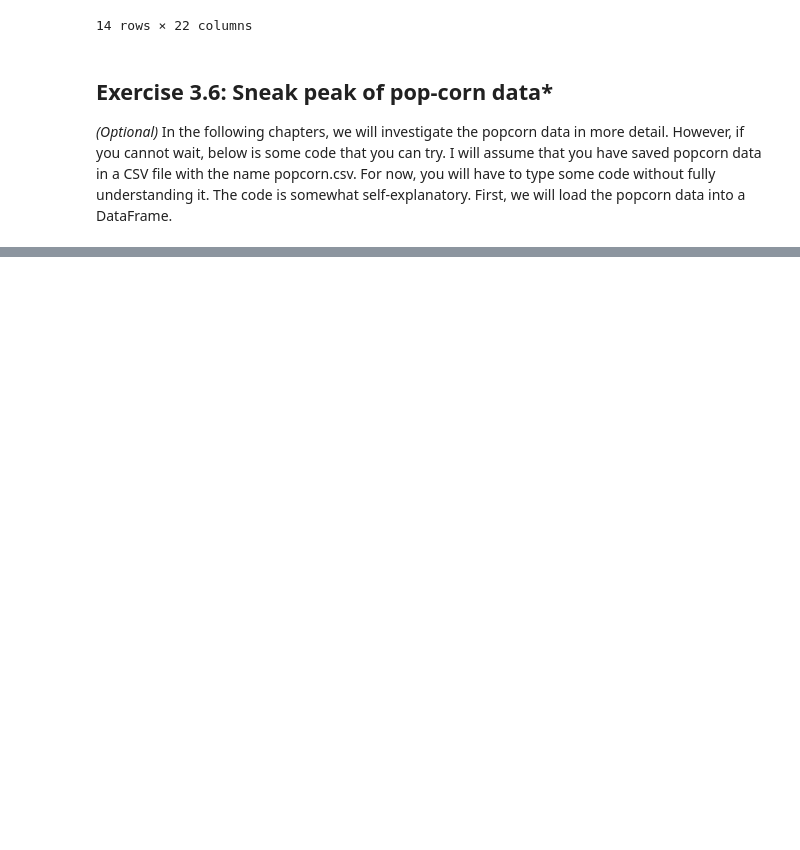
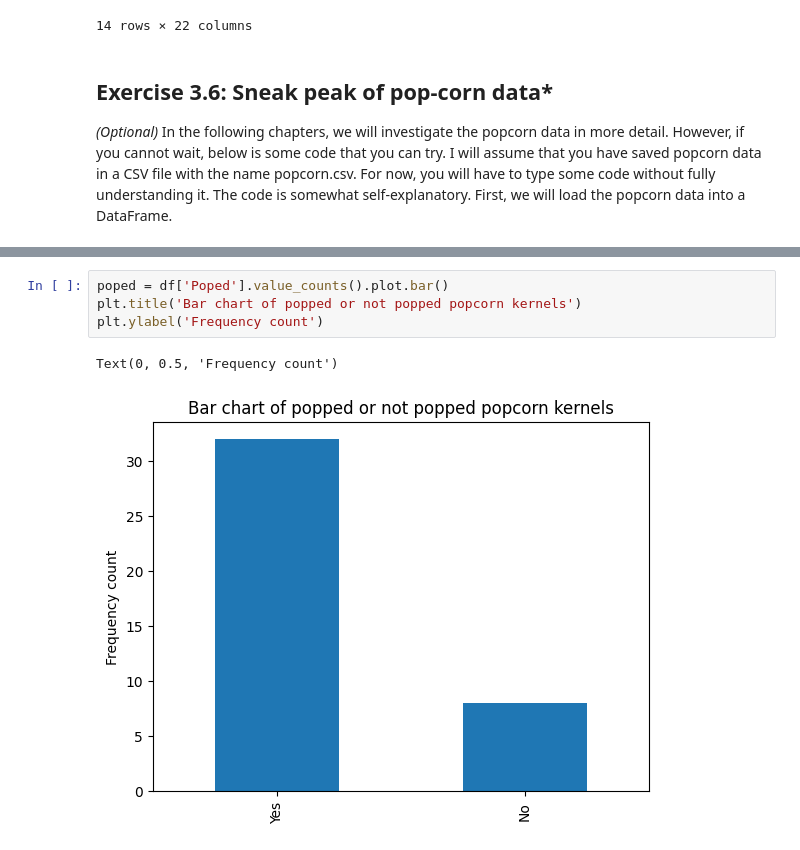
Before and after one commit to Cerlog/RUC-Empirical-Data, a Jupyter notebook: Chapter 3/Chapter 3 - excercises.ipynb, the cells around one changed output, grey strips where cells are left out. Drawn from its saved outputs; the diff is of its cells as text; blank space fills up the shorter version.

```diff
--- a/Chapter 3/Chapter 3 - excercises.ipynb
+++ b/Chapter 3/Chapter 3 - excercises.ipynb
@@ -182,0 +181,7 @@ df['Length'].plot.hist(bins=9)
+# %%
+poped = df['Poped'].value_counts().plot.bar()
+plt.title('Bar chart of popped or not popped popcorn kernels')
+plt.ylabel('Frequency count')
+# %% [output]
+Text(0, 0.5, 'Frequency count')
+[figure, added]
```
Also changed, not shown: parts of 8 cells of this notebook, 1 other file.
